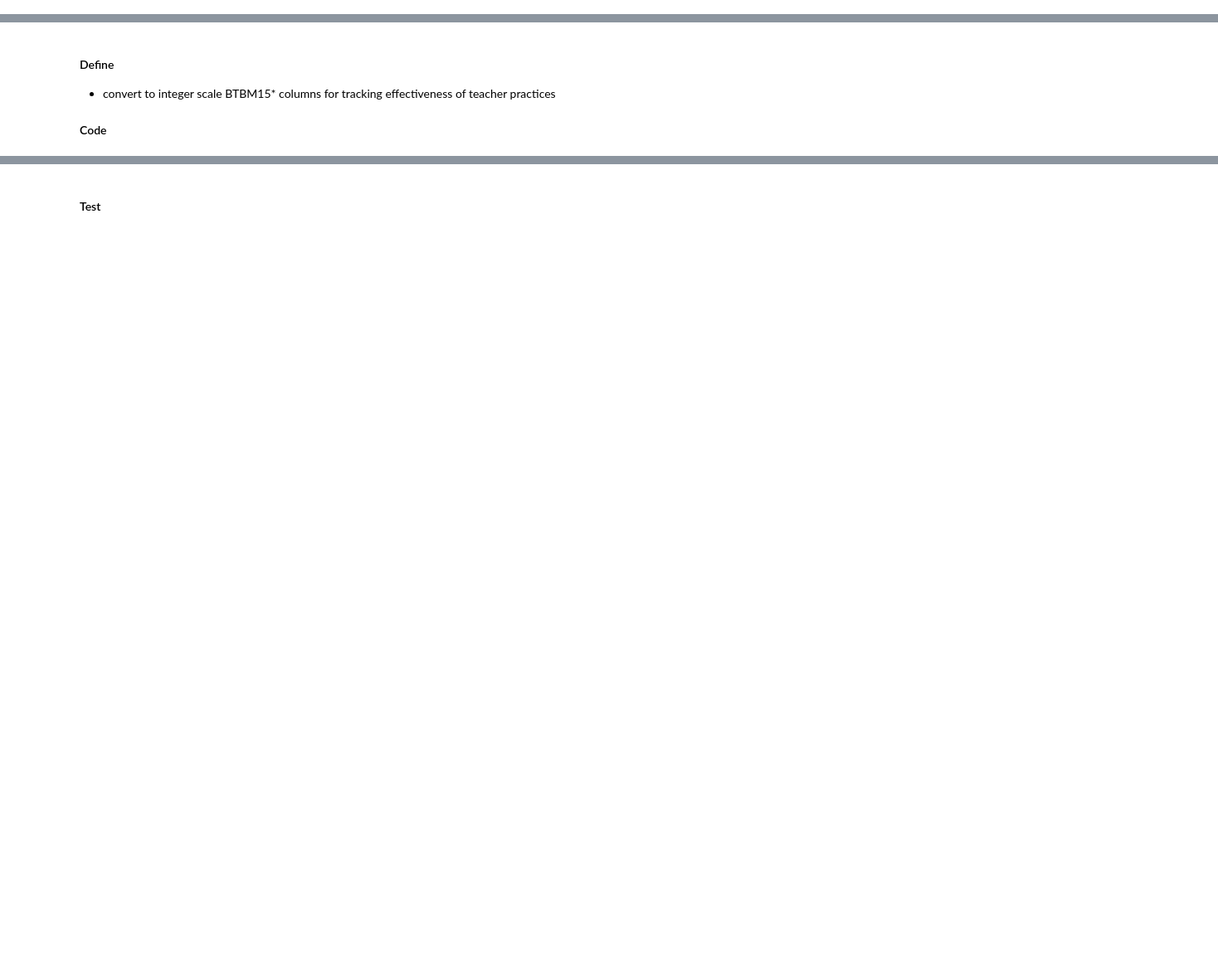
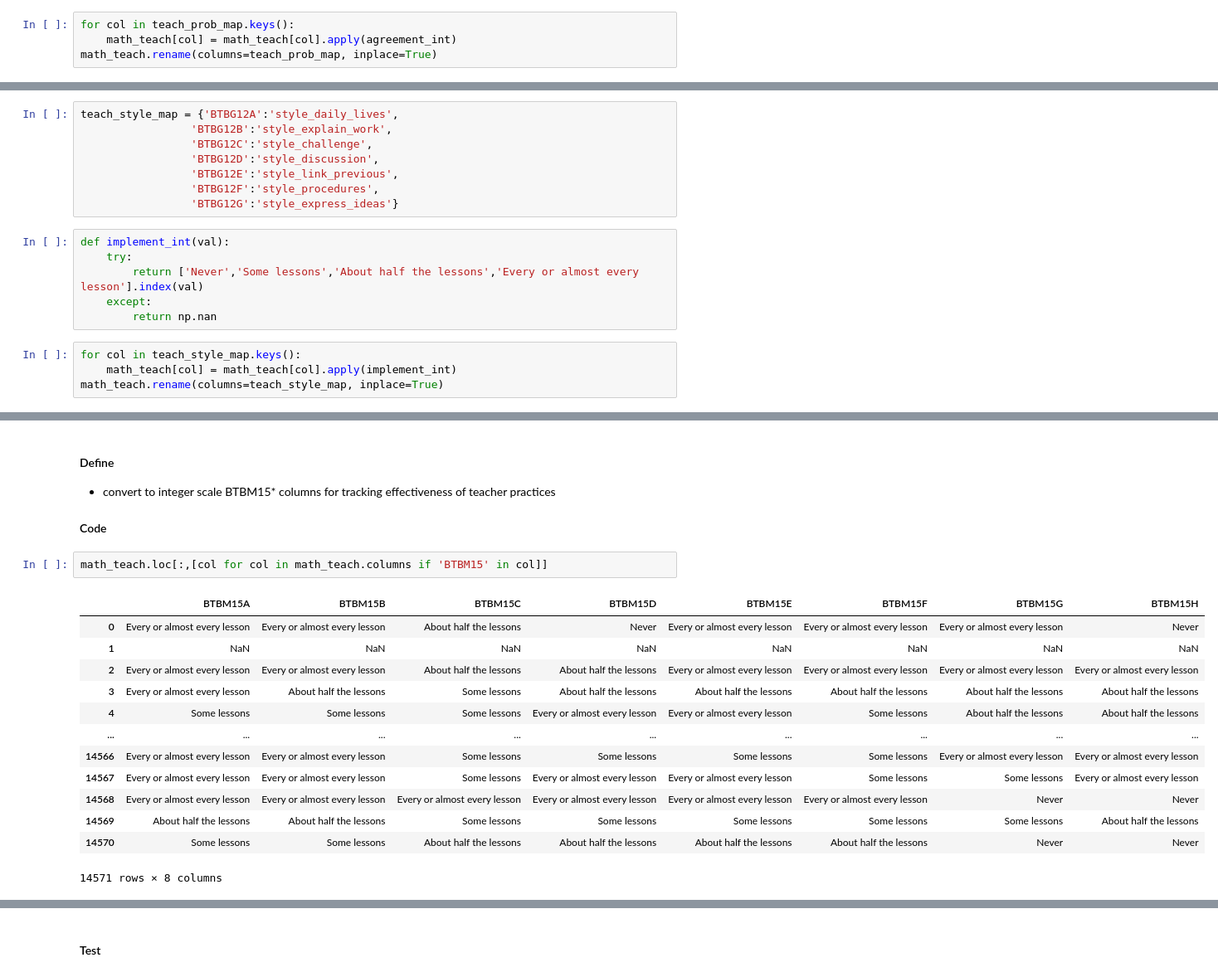
Before and after one commit to sjhaluck/TIMSS-Data-Science, a Jupyter notebook: TIMSS Exploration.ipynb, the cells around one changed output, grey strips where cells are left out. Shown at 83% size. Cells and saved outputs as stored; diff of their text form; blank space fills up the shorter version.

```diff
--- a/TIMSS Exploration.ipynb
+++ b/TIMSS Exploration.ipynb
@@ -1859,2 +1906,6 @@ math_teach_codes.loc[[col for col in math_teach.columns if 'BTBG09' in col]]
+# %%
+for col in teach_prob_map.keys():
+    math_teach[col] = math_teach[col].apply(agreement_int)
+math_teach.rename(columns=teach_prob_map, inplace=True)
 # %% [markdown]
 #### Test
@@ -1866,2 +1971,20 @@ math_teach_codes.loc[[col for col in math_teach.columns if 'BTBG09' in col]]
+# %%
+teach_style_map = {'BTBG12A':'style_daily_lives',
+                 'BTBG12B':'style_explain_work',
+                 'BTBG12C':'style_challenge',
+                 'BTBG12D':'style_discussion',
+                 'BTBG12E':'style_link_previous',
+                 'BTBG12F':'style_procedures',
+                 'BTBG12G':'style_express_ideas'}
+# %%
+def implement_int(val):
+    try:
+        return ['Never','Some lessons','About half the lessons','Every or almost every lesson'].index(val)
+    except:
+        return np.nan
+# %%
+for col in teach_style_map.keys():
+    math_teach[col] = math_teach[col].apply(implement_int)
+math_teach.rename(columns=teach_style_map, inplace=True)
 # %% [markdown]
 #### Test
@@ -1870,3 +2013,19 @@ math_teach_codes.loc[[col for col in math_teach.columns if 'BTBG09' in col]]
 * convert to integer scale BTBM15* columns for tracking effectiveness of teacher practices
 
 #### Code
+# %%
+math_teach.loc[:,[col for col in math_teach.columns if 'BTBM15' in col]]
+# %% [output]
+|  | BTBM15A | BTBM15B | BTBM15C | BTBM15D | BTBM15E | BTBM15F | BTBM15G | BTBM15H |
+| 0 | Every or almost every lesson | Every or almost every lesson | About half the lessons | Never | Every or almost every lesson | Every or almost every lesson | Every or almost every lesson | Never |
+| 1 | NaN | NaN | NaN | NaN | NaN | NaN | NaN | NaN |
+| 2 | Every or almost every lesson | Every or almost every lesson | About half the lessons | About half the lessons | Every or almost every lesson | Every or almost every lesson | Every or almost every lesson | Every or almost every lesson |
+| 3 | Every or almost every lesson | About half the lessons | Some lessons | About half the lessons | About half the lessons | About half the lessons | About half the lessons | About half the lessons |
+| 4 | Some lessons | Some lessons | Some lessons | Every or almost every lesson | Every or almost every lesson | Some lessons | About half the lessons | About half the lessons |
+| ... | ... | ... | ... | ... | ... | ... | ... | ... |
+| 14566 | Every or almost every lesson | Every or almost every lesson | Some lessons | Some lessons | Some lessons | Some lessons | Every or almost every lesson | Every or almost every lesson |
+| 14567 | Every or almost every lesson | Every or almost every lesson | Some lessons | Every or almost every lesson | Every or almost every lesson | Some lessons | Some lessons | Every or almost every lesson |
+| 14568 | Every or almost every lesson | Every or almost every lesson | Every or almost every lesson | Every or almost every lesson | Every or almost every lesson | Every or almost every lesson | Never | Never |
+| 14569 | About half the lessons | About half the lessons | Some lessons | Some lessons | Some lessons | Some lessons | Some lessons | About half the lessons |
+| 14570 | Some lessons | Some lessons | About half the lessons | About half the lessons | About half the lessons | About half the lessons | Never | Never |
+14571 rows × 8 columns
```
Also changed, not shown: parts of 22 cells of this notebook.
